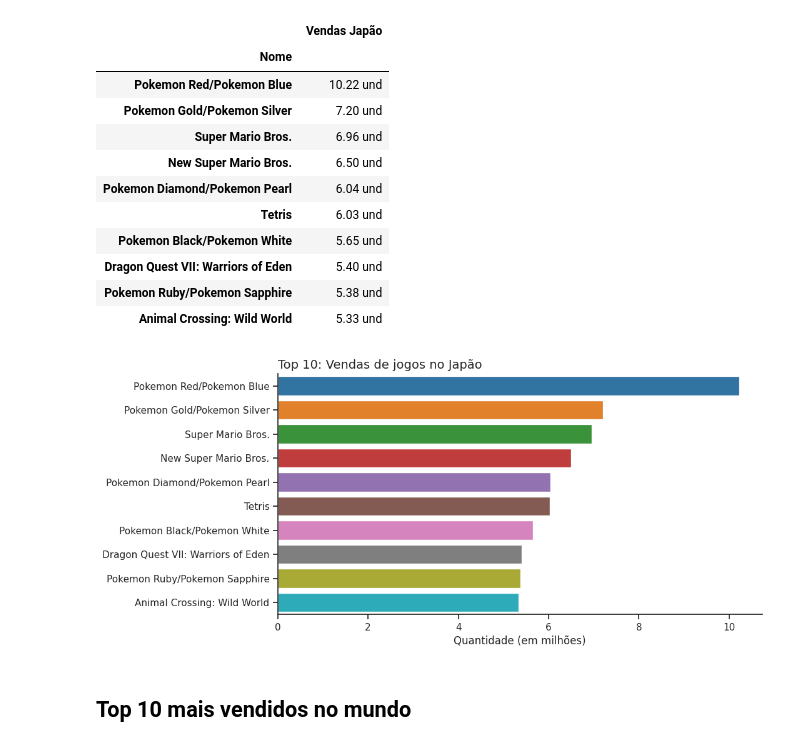
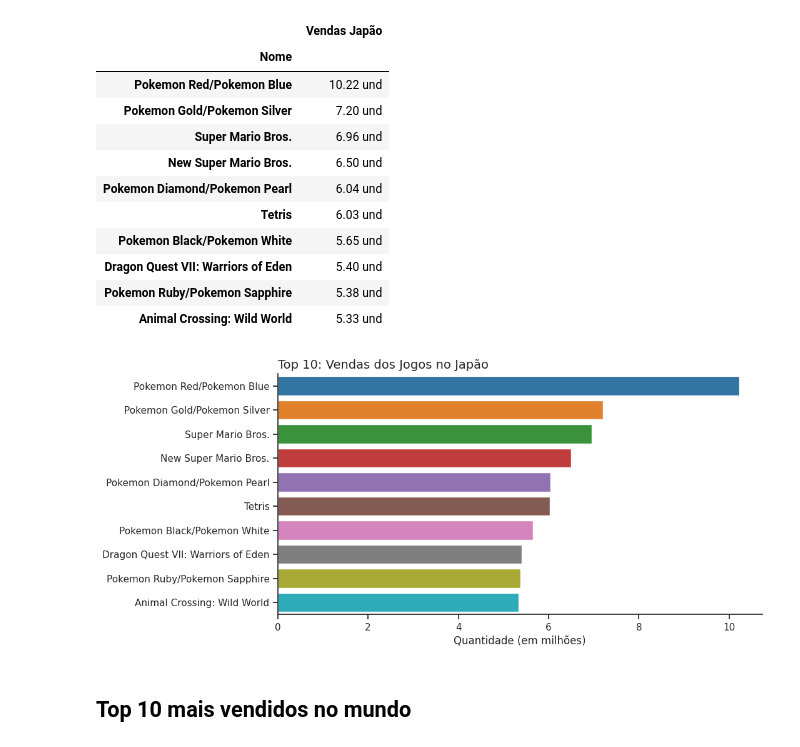
Before and after one commit to JoseNormando/Projeto_Analise_Vendas_Jogos, a Jupyter notebook: Análise_Vendas_Jogos.ipynb, the cells around one changed output. Drawn from its saved outputs; the diff is of its cells as text; code cells hidden in the pictures.

```diff
--- a/Análise_Vendas_Jogos.ipynb
+++ b/Análise_Vendas_Jogos.ipynb
@@ -445,19 +438,10 @@ estilo_jp.set_table_styles({
 | Dragon Quest VII: Warriors of Eden | 5.40 und |
 | Pokemon Ruby/Pokemon Sapphire | 5.38 und |
 | Animal Crossing: Wild World | 5.33 und |
-# %%
-sns.set_theme(style = 'ticks')
-fig, ax = plt.subplots(figsize = (10, 5))
-ax = sns.barplot(data = top_10_jp, y = top_10_jp.index, x = 'Vendas Japão', orient = 'h', palette = 'tab10')
-
-ax.set_title('Top 10: Vendas de jogos no Japão', loc = 'left', fontsize = 14)
-ax.set_xlabel('Quantidade (em milhões)')
-ax.set_ylabel('')
-
-sns.despine()
-plt.show()
-# %% [output]
-[figure, removed]
+# %%
+plotar(top_10_jp, top_10_jp.index, 'Vendas Japão', 'Top 10: Vendas dos Jogos no Japão')
+# %% [output]
+[figure, added]
 # %% [markdown]
 ## **Top 10 mais vendidos no mundo**
 # %%
```
Also changed, not shown: parts of 7 cells of this notebook.
